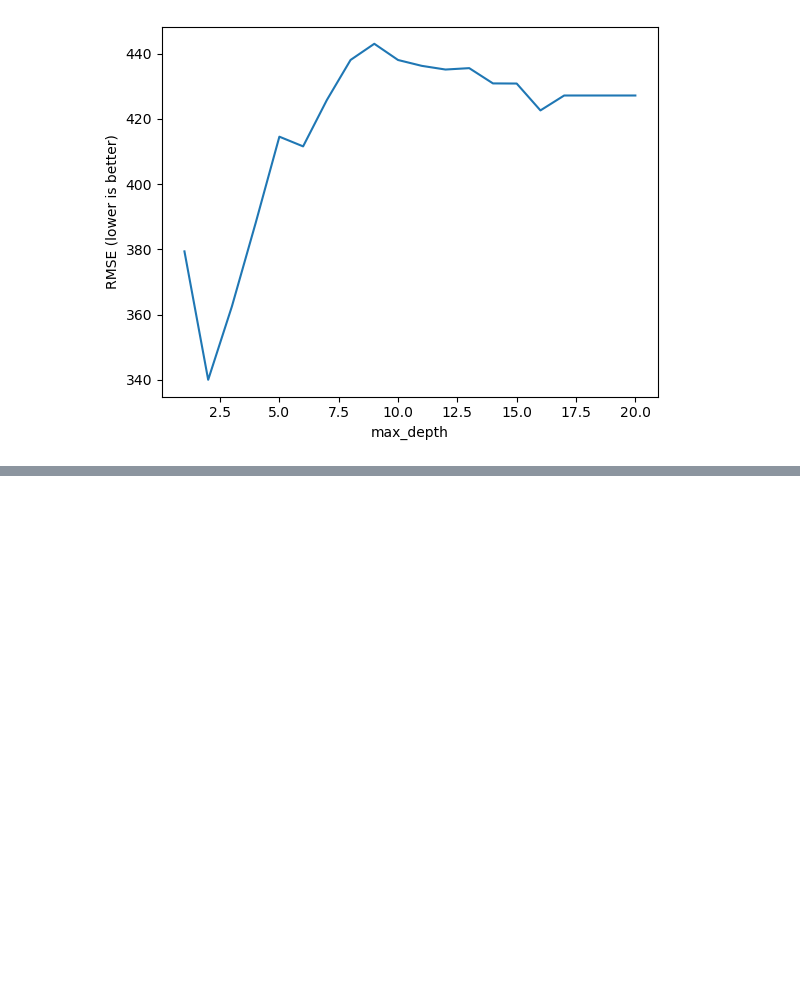
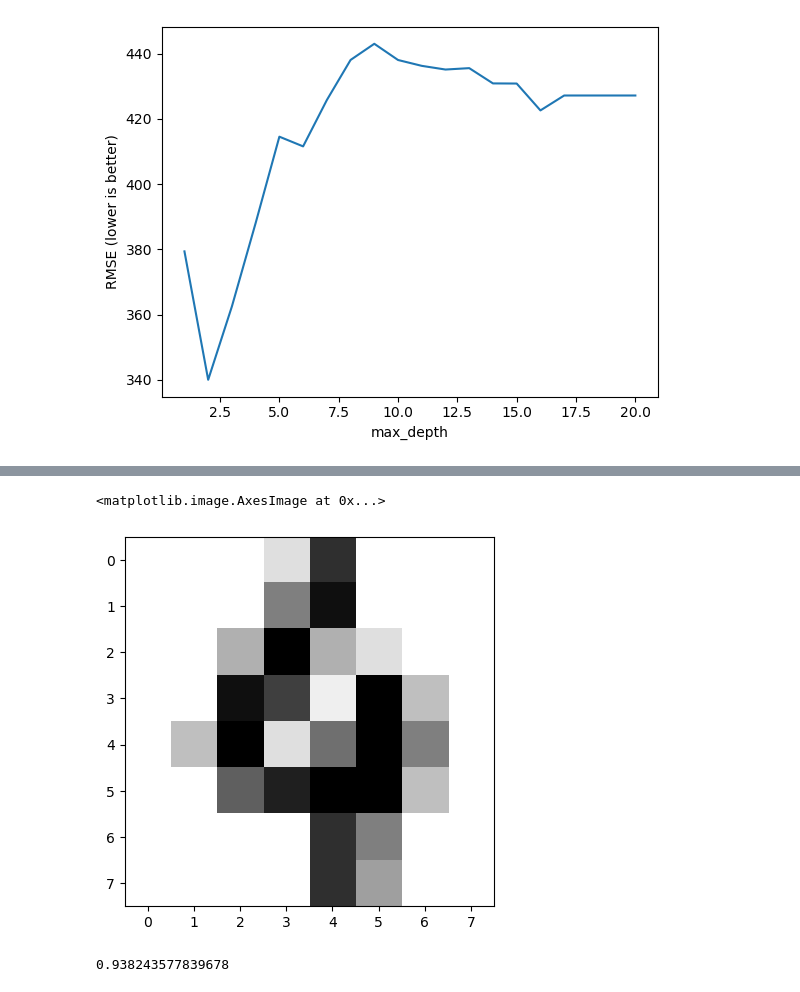
Before and after one commit to LuYuanGao1017/dataScience, a Jupyter notebook: 12_Beyond_the_essentials.ipynb, the cells around one changed output, grey strips where cells are left out. Cells and saved outputs as stored; diff of their text form; code cells hidden in the pictures; blank space fills up the shorter version.

```diff
--- a/12_Beyond_the_essentials.ipynb
+++ b/12_Beyond_the_essentials.ipynb
@@ -360,0 +372,16 @@ Text(0, 0.5, 'RMSE (lower is better)')
+# %%
+digits = datasets.load_digits()
+plt.imshow(digits.images[100], cmap=plt.cm.gray_r, interpolation='nearest')
+# a 4 digit
+# %% [output]
+<matplotlib.image.AxesImage at 0x...>
+[figure, added]
+# %%
+X, y = digits.data, digits.target
+# 每幅图像64像素
+X[0].shape
+# 尝试随机森林
+rfclf = RandomForestClassifier(n_estimators=100, random_state=1)
+cross_val_score(rfclf, X, y, cv=5, scoring='accuracy').mean()
+# %% [output]
+0.938243577839678
```
Also changed, not shown: parts of 15 cells of this notebook.
